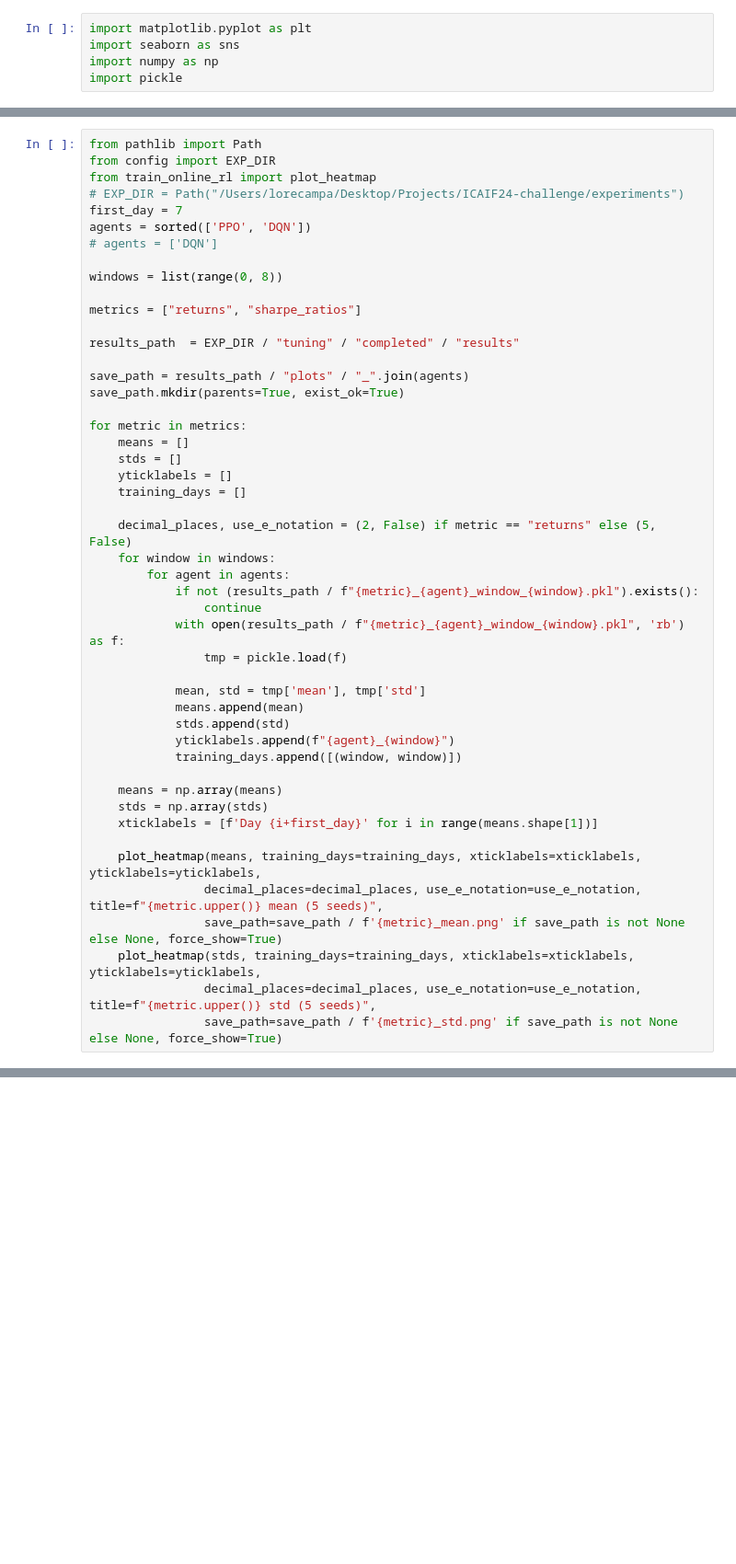
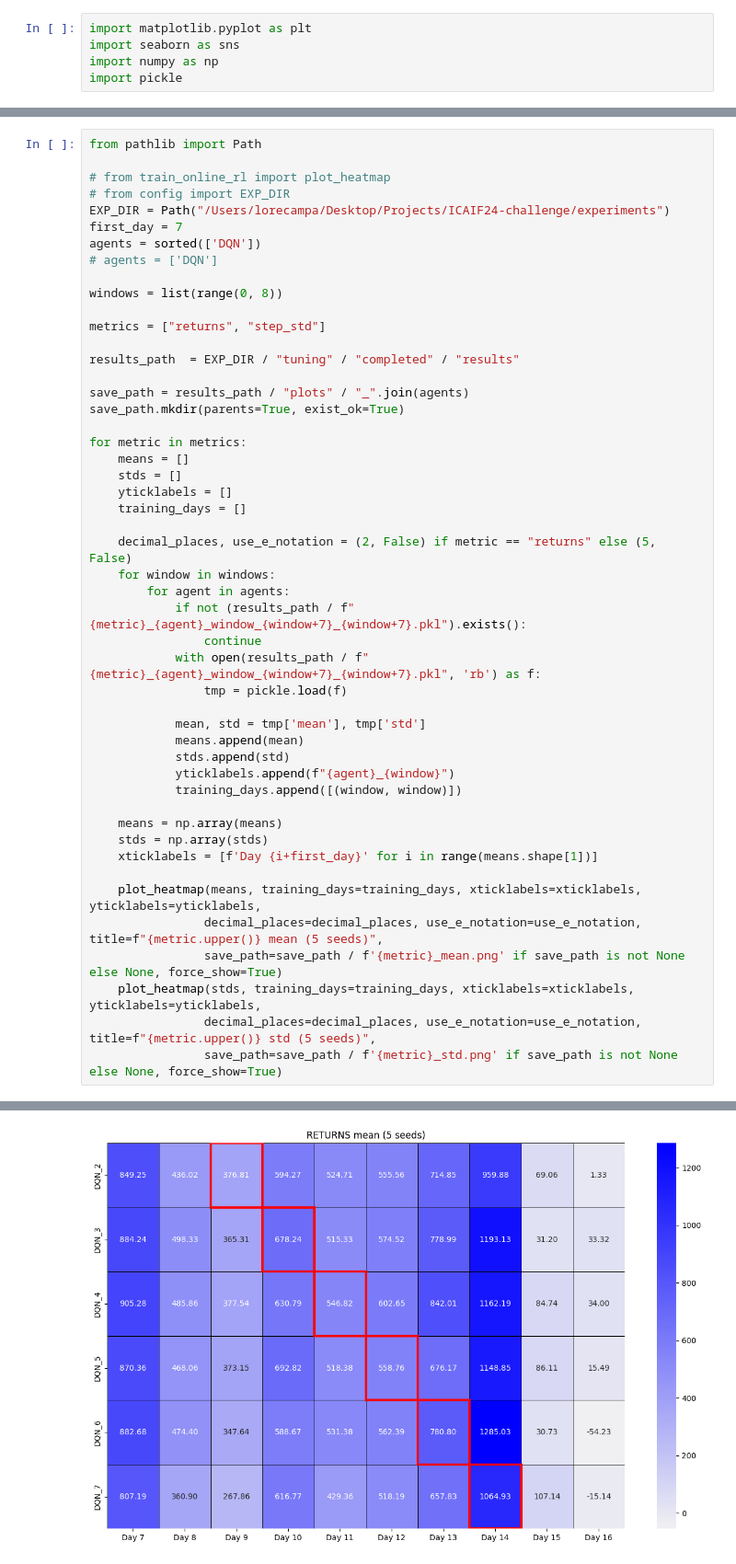
Before and after one commit to giovannidispoto/ICAIF24-challenge, a Jupyter notebook: nbs/plot_online_rl_heatmaps.ipynb, the cells around one changed output, grey strips where cells are left out. Shown: that part at 92% size. Cells and saved outputs as stored; diff of their text form; blank space fills up the shorter version.

```diff
--- a/nbs/plot_online_rl_heatmaps.ipynb
+++ b/nbs/plot_online_rl_heatmaps.ipynb
@@ -11,15 +37,16 @@ print(sys.path)
 # %%
 from pathlib import Path
-from config import EXP_DIR
-from train_online_rl import plot_heatmap
-# EXP_DIR = Path("/Users/lorecampa/Desktop/Projects/ICAIF24-challenge/experiments")
+
+# from train_online_rl import plot_heatmap
+# from config import EXP_DIR
+EXP_DIR = Path("/Users/lorecampa/Desktop/Projects/ICAIF24-challenge/experiments")
 first_day = 7
-agents = sorted(['PPO', 'DQN'])
+agents = sorted(['DQN'])
 # agents = ['DQN']
 
 windows = list(range(0, 8))
 
-metrics = ["returns", "sharpe_ratios"]
+metrics = ["returns", "step_std"]
 
 results_path  = EXP_DIR / "tuning" / "completed" / "results"
 
@@ -35,9 +62,9 @@ for metric in metrics:
     decimal_places, use_e_notation = (2, False) if metric == "returns" else (5, False)
     for window in windows:
         for agent in agents:
-            if not (results_path / f"{metric}_{agent}_window_{window}.pkl").exists():
+            if not (results_path / f"{metric}_{agent}_window_{window+7}_{window+7}.pkl").exists():
                 continue
-            with open(results_path / f"{metric}_{agent}_window_{window}.pkl", 'rb') as f:
+            with open(results_path / f"{metric}_{agent}_window_{window+7}_{window+7}.pkl", 'rb') as f:
                 tmp = pickle.load(f)
 
             mean, std = tmp['mean'], tmp['std']
@@ -60,0 +87 @@ ModuleNotFoundError: No module named 'config'
+[figure, added]
```
Also changed, not shown: parts of 3 cells of this notebook, 13 other files.
